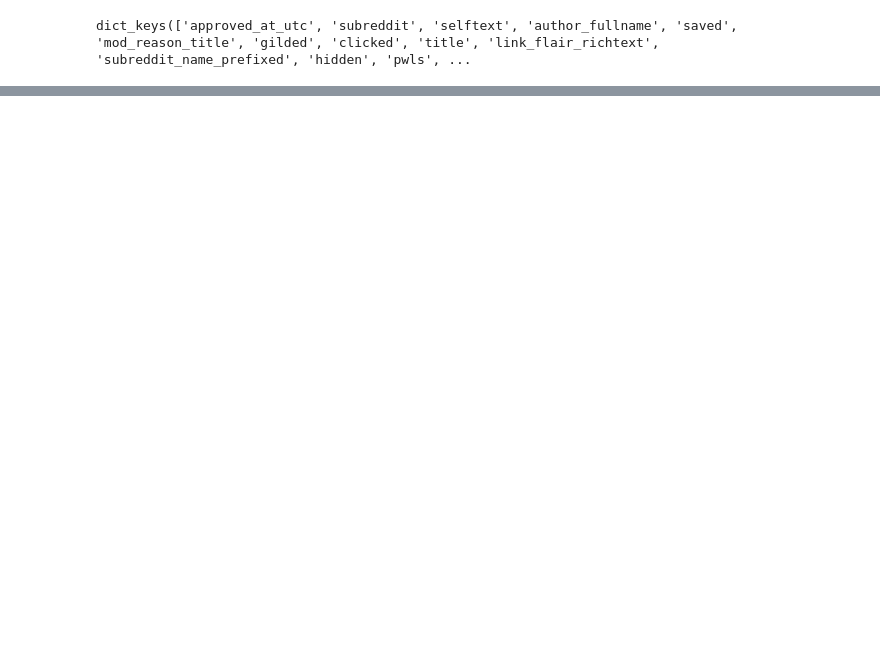
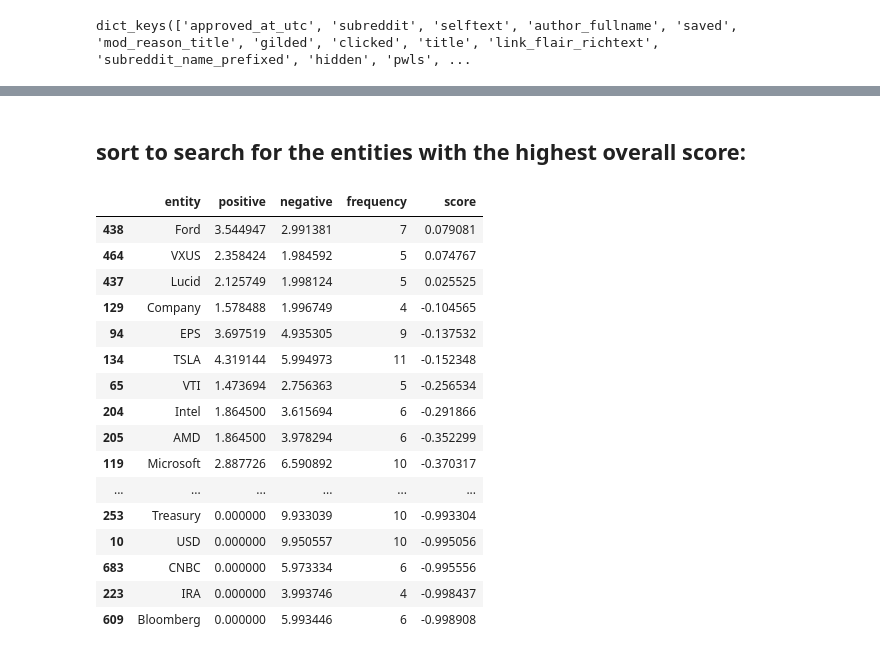
Before and after one commit to plaban1981/NLP_Transformers, a Jupyter notebook: SPACY_NER.ipynb, the cells around one changed output, grey strips where cells are left out. Cells and saved outputs as stored; diff of their text form; code cells hidden in the pictures; blank space fills up the shorter version.

```diff
--- a/SPACY_NER.ipynb
+++ b/SPACY_NER.ipynb
@@ -178,0 +445,3 @@ df
+# %%
+import ast
+processed_df['organizations'] = processed_df['organizations'].apply(lambda x : ast.literal_eval(x))
@@ -178,0 +494,29 @@ df
+# %%
+# initialize sentiment list
+avg_sentiment = []
+
+# loop through each organization
+for org in sentiment.keys():
+    # get number of positive and negative ratings
+    freq = len(sentiment[org]['POSITIVE']) + len(sentiment[org]['NEGATIVE'])
+    for direction in ['POSITIVE', 'NEGATIVE']:
+        # assign to variable for cleaner code
+        score = sentiment[org][direction]
+        # if there are no entries, set to 0
+        if len(score) == 0:
+            sentiment[org][direction] = 0.0
+        else:
+            # otherwise calculate total
+            sentiment[org][direction] = sum(score)
+    # now calculate total amount
+    total = sentiment[org]['POSITIVE'] - sentiment[org]['NEGATIVE']
+    # and the average score
+    avg = total/freq
+    # add to sentiment list
+    avg_sentiment.append({
+        'entity': org,
+        'positive': sentiment[org]['POSITIVE'],
+        'negative': sentiment[org]['NEGATIVE'],
+        'frequency': freq,
+        'score': avg
+    })
@@ -178,0 +543,3 @@ df
+# %%
+sentiment_df = pd.DataFrame(avg_sentiment)
+sentiment_df.head()
@@ -178,0 +555,3 @@ df
+# %%
+sentiment_df = sentiment_df[sentiment_df['frequency'] > 3]
+sentiment_df.head()
@@ -178,0 +565,22 @@ df
+# %% [markdown]
+## sort to search for the entities with the highest overall score:
+# %%
+sentiment_df.sort_values(by='score',ascending=False)
+# %% [output]
+|  | entity | positive | negative | frequency | score |
+| 438 | Ford | 3.544947 | 2.991381 | 7 | 0.079081 |
+| 464 | VXUS | 2.358424 | 1.984592 | 5 | 0.074767 |
+| 437 | Lucid | 2.125749 | 1.998124 | 5 | 0.025525 |
+| 129 | Company | 1.578488 | 1.996749 | 4 | -0.104565 |
+| 94 | EPS | 3.697519 | 4.935305 | 9 | -0.137532 |
+| 134 | TSLA | 4.319144 | 5.994973 | 11 | -0.152348 |
+| 65 | VTI | 1.473694 | 2.756363 | 5 | -0.256534 |
+| 204 | Intel | 1.864500 | 3.615694 | 6 | -0.291866 |
+| 205 | AMD | 1.864500 | 3.978294 | 6 | -0.352299 |
+| 119 | Microsoft | 2.887726 | 6.590892 | 10 | -0.370317 |
+| ... | ... | ... | ... | ... | ... |
+| 253 | Treasury | 0.000000 | 9.933039 | 10 | -0.993304 |
+| 10 | USD | 0.000000 | 9.950557 | 10 | -0.995056 |
+| 683 | CNBC | 0.000000 | 5.973334 | 6 | -0.995556 |
+| 223 | IRA | 0.000000 | 3.993746 | 4 | -0.998437 |
+| 609 | Bloomberg | 0.000000 | 5.993446 | 6 | -0.998908 |
```
Also changed, not shown: parts of 51 cells of this notebook.
